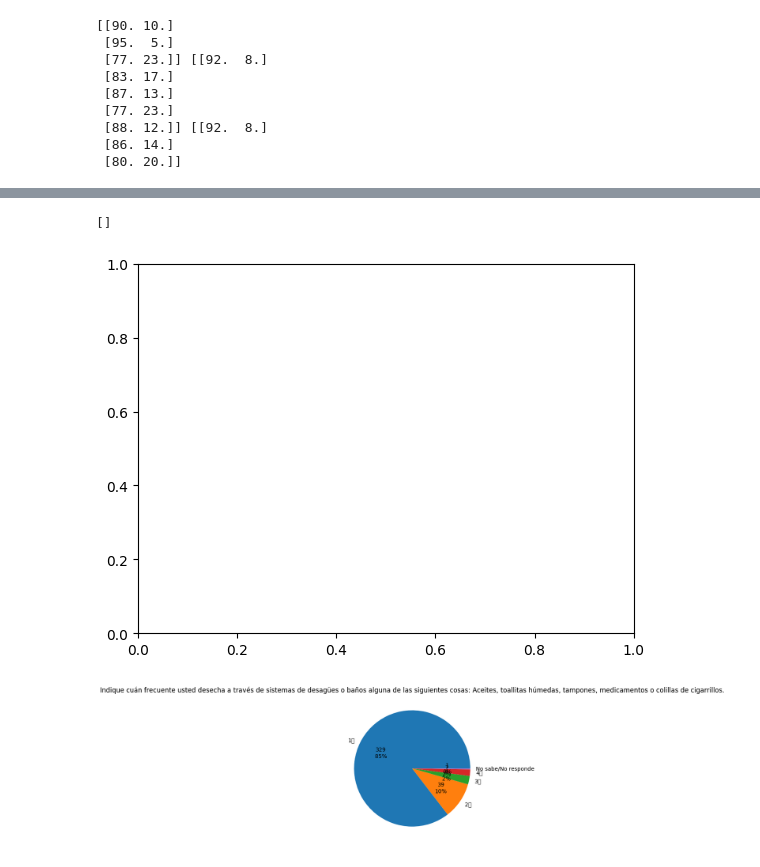
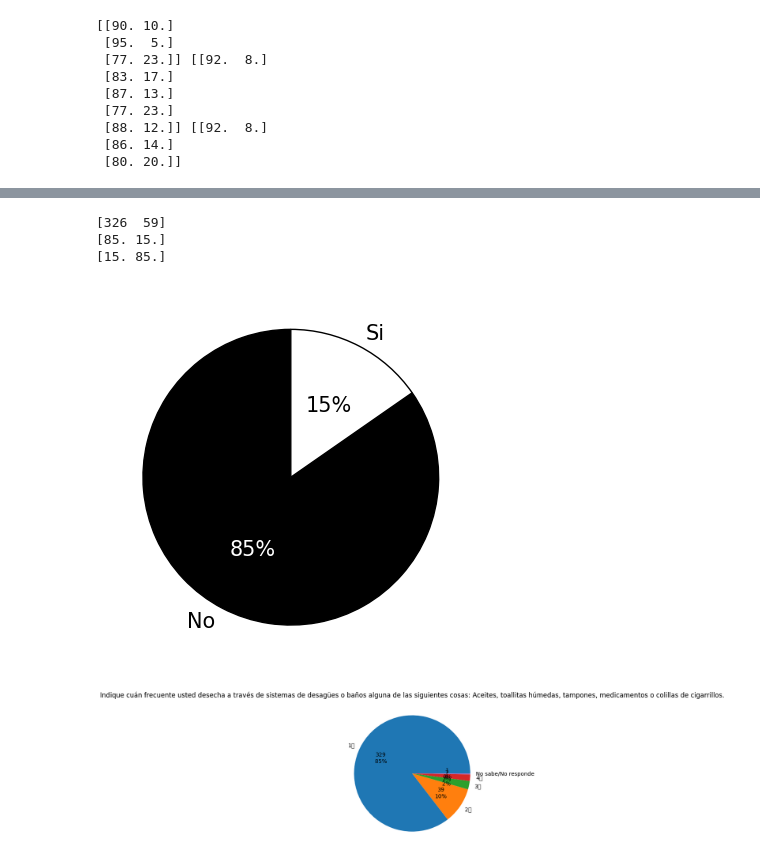
Before and after one commit to mqquiroz/HUCLAM, a Jupyter notebook: Datos_SPSS.ipynb, the cells around one changed output, grey strips where cells are left out. Cells and saved outputs as stored; diff of their text form; code cells hidden in the pictures.

```diff
--- a/Datos_SPSS.ipynb
+++ b/Datos_SPSS.ipynb
@@ -304,8 +324,48 @@ plt.show()
-# %%
-plt.gca().patches[:5]
-# %% [output]
-[]
-[figure, removed]
+# %%
+fig, ax2 = plt.subplots()
+
+#f'{val / 100 * len(df):.0f}\n{val:.0f}%'
+def label_function(val):
+    return f'{val / 100 * len(df):.0f}\n{val:.0f}%'
+
+df4=df.groupby(['P15']).size()
+values = df4.values#[::-1]
+print(values)
+print(np.round(values/np.sum(values)*100,0))
+
+ax2.pie(values, colors=['k', 'w'],labels=['No','Si'],startangle=90,textprops={'fontsize': 15},wedgeprops = {"edgecolor" : "black",'linewidth': 1,'antialiased': True} )#,legend=True)
+#df4.plot(kind='pie',ylabel='',autopct=label_function, colors=['w', 'k'],wedgeprops = {"edgecolor" : "black",'linewidth': 1,'antialiased': True} ,legend=True)
+#print(df4.values*100/np.sum(df4.values))
+
+# Calculate positions for custom text (e.g., outside the pie)
+angles = np.cumsum(values) / np.sum(values) * 2 * np.pi
+radii = 0.55 # Adjust this for desired distance from center
+colores=['k', 'w']
+values_per = np.round(values/np.sum(values)*100,0)
+values_per = values_per[::-1]
+print(values_per)
+
+for i, angle in enumerate(angles):
+  # Calculate midpoint angle for each slice
+  if i == 0:
+    mid_angle = angle / 2
+  else:
+    mid_angle = (angles[i-1] + angle) / 2
+
+  # Convert polar to Cartesian coordinates
+  x = radii * np.cos(mid_angle-(np.pi/2))
+  y = radii * np.sin(mid_angle-(np.pi/2))
+
+  # Add custom text
+  ax2.text(x, y, str(int(values_per[i]))+'%', ha='center', va='center', fontsize=15, color=colores[i])
+
+plt.savefig("circulo.png", transparent=True,bbox_inches='tight', pad_inches=0,dpi=300)
+plt.show()
+# %% [output]
+[326  59]
+[85. 15.]
+[15. 85.]
+[figure, added]
 # %%
 def label_function(val):
     return f'{val / 100 * len(df):.0f}\n{val:.0f}%'
```
Also changed, not shown: parts of 2 cells of this notebook.
